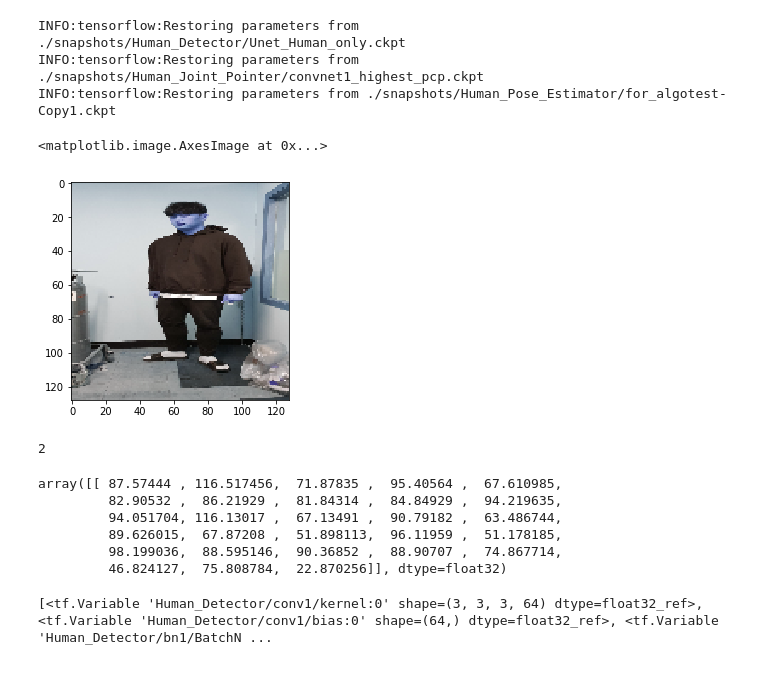
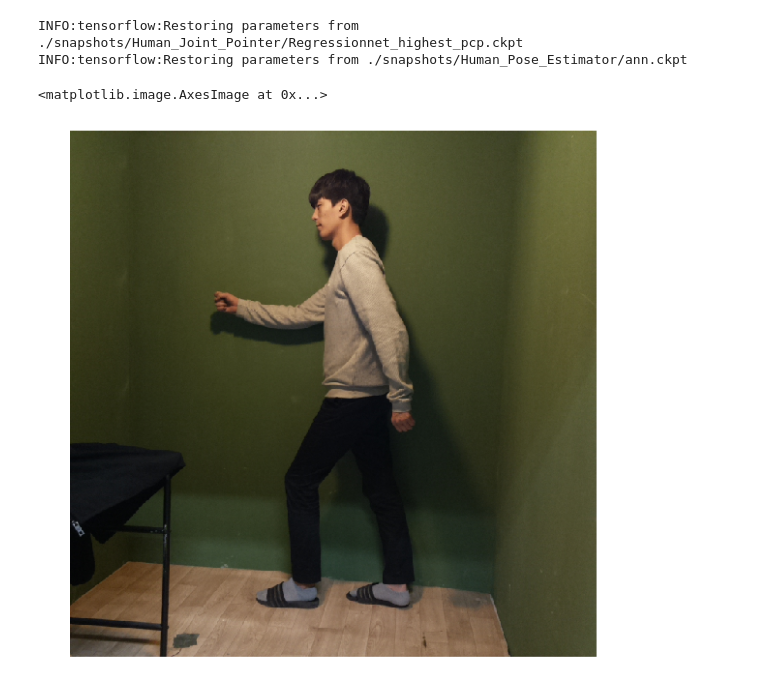
Before and after one commit to Hahnnz/Human_Pose_MET_Score_Estimation, a Jupyter notebook: Deploy.ipynb, the cells around one changed output. Drawn from its saved outputs; the diff is of its cells as text; code cells hidden in the pictures.

Commit message:
Human Detection is Available

```diff
--- a/Deploy.ipynb
+++ b/Deploy.ipynb
@@ -52,40 +53,11 @@ config = tf.ConfigProto(log_device_placement=False, allow_soft_placement=True)
 config.gpu_options.allow_growth = True
 sess = tf.Session(config=config, graph=All_Graph)
 
-saver_path = ['./snapshots/Human_Detector/Unet_Human_only.ckpt',
-              './snapshots/Human_Joint_Pointer/convnet1_highest_pcp.ckpt',
-              './snapshots/Human_Pose_Estimator/for_algotest-Copy1.ckpt']
+saver_path = ['./snapshots/Human_Joint_Pointer/Regressionnet_highest_pcp.ckpt',
+              './snapshots/Human_Pose_Estimator/ann.ckpt']
 
 for i in range(len(saver_path)):
     saver_list[i].restore(sess, saver_path[i])
 # %% [output]
-INFO:tensorflow:Restoring parameters from ./snapshots/Human_Detector/Unet_Human_only.ckpt
-INFO:tensorflow:Restoring parameters from ./snapshots/Human_Joint_Pointer/convnet1_highest_pcp.ckpt
-INFO:tensorflow:Restoring parameters from ./snapshots/Human_Pose_Estimator/for_algotest-Copy1.ckpt
+INFO:tensorflow:Restoring parameters from ./snapshots/Human_Joint_Pointer/Regressionnet_highest_pcp.ckpt
+INFO:tensorflow:Restoring parameters from ./snapshots/Human_Pose_Estimator/ann.ckpt
-# %%
-test_img=cv2.resize(cv2.imread('/home/hahnz/test/KakaoTalk_Photo_2018-09-19-13-50-34.jpeg'),(128,128))
-#test_img=cv2.resize(cv2.imread('/home/hahnz/prof/prof_test/frame200.png'),(128,128))
-#test_img=cv2.resize(cv2.imread('/home/hahnz/prof/prof_test/frame100.png'),(128,128))
-#test_img=cv2.resize(cv2.imread('/home/hahnz/imgroom1/180919 14:36:52.jpg'),(128,128))
-#test_img=cv2.resize(cv2.imread('/home/hahnz/imgroom1/180919 14:38:31.jpg'),(128,128))
-plt.imshow(test_img)
-# %% [output]
-<matplotlib.image.AxesImage at 0x...>
-[figure, removed]
-# %%
-#t1 = sess.run(Human_Detector.score,{Human_Detector.x:[test_img],Human_Detector.keep_prob:1.})
-with All_Graph.as_default():
-    t2 = sess.run(Human_Joint_Pointer.fc_regression,{Human_Joint_Pointer.x:[test_img], Human_Joint_Pointer.keep_prob:1.})
-    t3 = sess.run(Human_Pose_Estimator.hypothesis, {Human_Pose_Estimator.X:t2*227/128, Human_Pose_Estimator.keep_prob:1.})
-    print(t3.argmax())
-# %% [output]
-2
-# %%
-t2
-# %% [output]
-array([[ 87.57444 , 116.517456,  71.87835 ,  95.40564 ,  67.610985,
-         82.90532 ,  86.21929 ,  81.84314 ,  84.84929 ,  94.219635,
-         94.051704, 116.13017 ,  67.13491 ,  90.79182 ,  63.486744,
-         89.626015,  67.87208 ,  51.898113,  96.11959 ,  51.178185,
-         98.199036,  88.595146,  90.36852 ,  88.90707 ,  74.867714,
-         46.824127,  75.808784,  22.870256]], dtype=float32)
@@ -94,6 +64,9 @@ test_img=test_it.img_set[8]
-# %%
-with All_Graph.as_default():
-    sess.run()
-    print(tf.global_variables())
-# %% [output]
-[<tf.Variable 'Human_Detector/conv1/kernel:0' shape=(3, 3, 3, 64) dtype=float32_ref>, <tf.Variable 'Human_Detector/conv1/bias:0' shape=(64,) dtype=float32_ref>, <tf.Variable 'Human_Detector/bn1/BatchN ...
+# %%
+test_img=cv2.imread('/home/hahnz/image_1018/walking/181018 15:09:55.jpg')
+
+plt.rcParams["figure.figsize"] = (10,10)
+plt.axis('off')
+plt.imshow(test_img[:,:,[2,1,0]])
+# %% [output]
+<matplotlib.image.AxesImage at 0x...>
+[figure, added]
```
Also changed, not shown: parts of 6 cells of this notebook.
